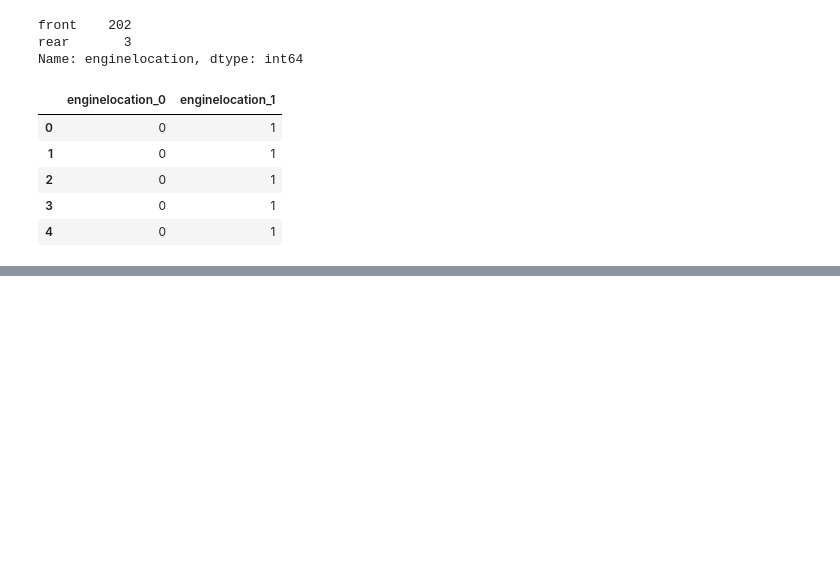
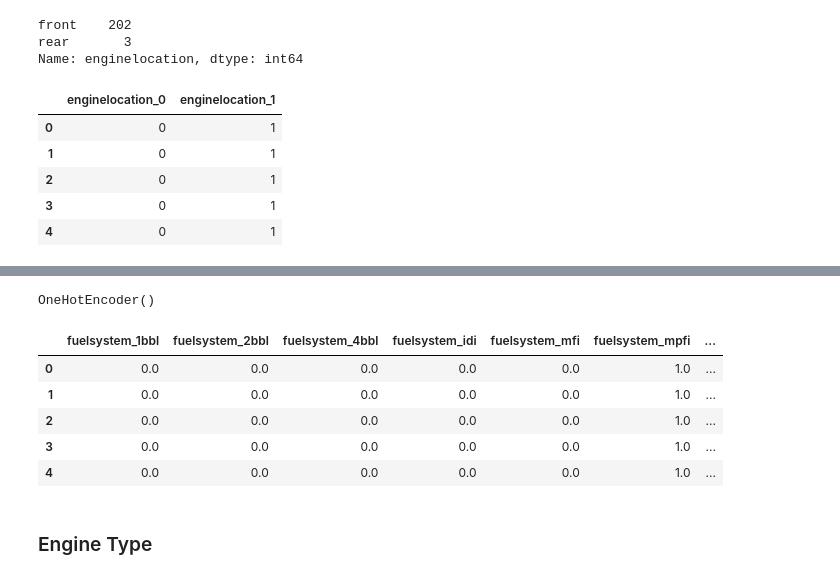
Before and after one commit to Emmanuel-Begati/Machine-Learning-and-AI, a Jupyter notebook: Car_Price_Prediction.ipynb, the cells around one changed output, grey strips where cells are left out. Cells and saved outputs as stored; diff of their text form; code cells hidden in the pictures; blank space fills up the shorter version.

```diff
--- a/Car_Price_Prediction.ipynb
+++ b/Car_Price_Prediction.ipynb
@@ -512,0 +527,21 @@ cylindernumber_encoded.head()
+# %%
+encoder.fit(df[['fuelsystem']])
+# %% [output]
+OneHotEncoder()
+# %%
+fuelsystem_encoded = encoder.transform(df[['fuelsystem']])
+# %%
+fuelsystem_encoded = fuelsystem_encoded.toarray()
+# %%
+new_fuelsystem = pd.DataFrame(fuelsystem_encoded, columns=encoder.get_feature_names_out(['fuelsystem']))
+# %%
+new_fuelsystem.head()
+# %% [output]
+|  | fuelsystem_1bbl | fuelsystem_2bbl | fuelsystem_4bbl | fuelsystem_idi | fuelsystem_mfi | fuelsystem_mpfi | ... |
+| 0 | 0.0 | 0.0 | 0.0 | 0.0 | 0.0 | 1.0 | ... |
+| 1 | 0.0 | 0.0 | 0.0 | 0.0 | 0.0 | 1.0 | ... |
+| 2 | 0.0 | 0.0 | 0.0 | 0.0 | 0.0 | 1.0 | ... |
+| 3 | 0.0 | 0.0 | 0.0 | 0.0 | 0.0 | 1.0 | ... |
+| 4 | 0.0 | 0.0 | 0.0 | 0.0 | 0.0 | 1.0 | ... |
+# %% [markdown]
+### Engine Type
```
Also changed, not shown: parts of 33 cells of this notebook.
